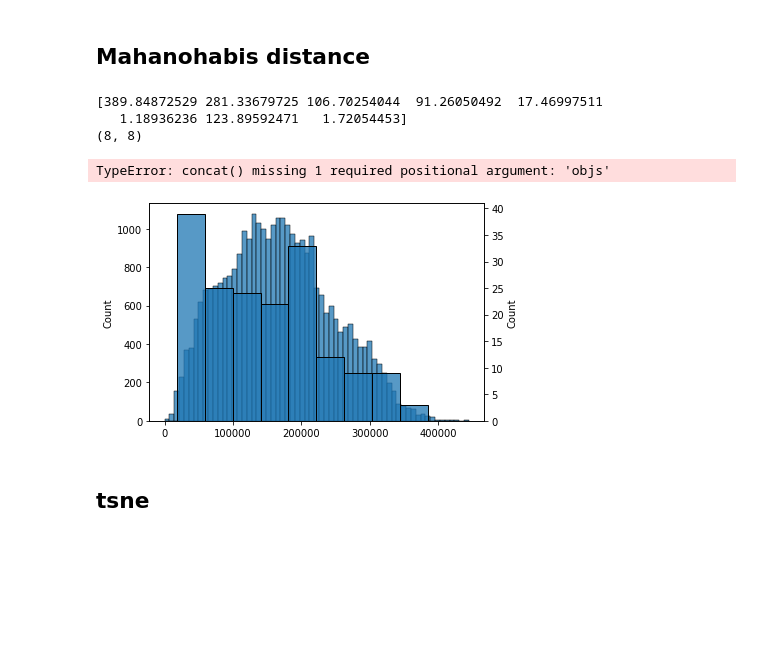
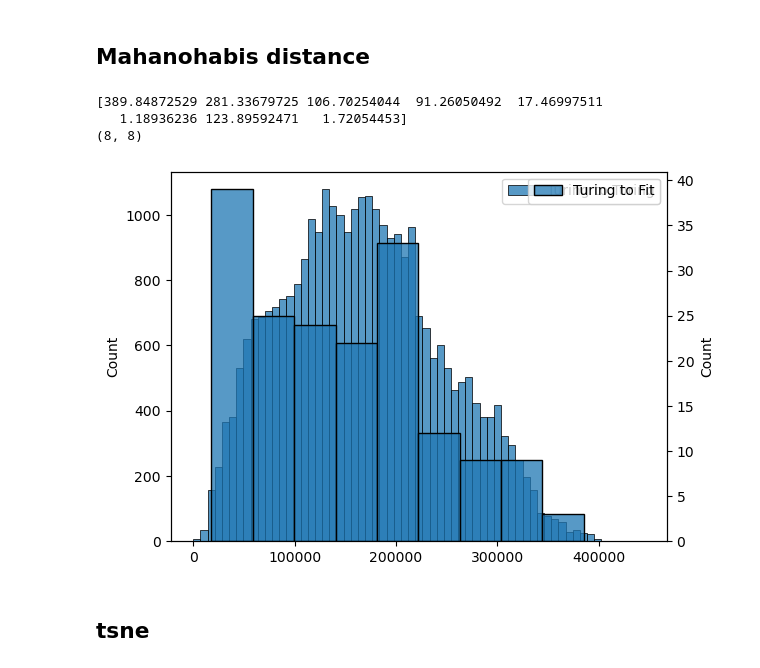
Before and after one commit to martinaoliver/modelling, a Jupyter notebook: 3954/paper/src/analytical/lsa/analyse/fitToTuring_distance.ipynb, the cells around one changed output. Cells and saved outputs as stored; diff of their text form; code cells hidden in the pictures; blank space fills up the shorter version.

```diff
--- a/3954/paper/src/analytical/lsa/analyse/fitToTuring_distance.ipynb
+++ b/3954/paper/src/analytical/lsa/analyse/fitToTuring_distance.ipynb
@@ -48,6 +48,7 @@ concatDf = pd.concat([turingDf,generalDf])
 
 #add fit to Turing df
 concatDf.loc['fit'] = pfit
+turingDf.loc['fit'] = pfit
 
 
 turingNp = turingDf.to_numpy(dtype=np.float64)
@@ -56,5 +57,7 @@ generalNp = generalDf.to_numpy(dtype=np.float64)
 
 turingNp
 
-concatDf
+print([i for i in concatDf.index[:176]])
+print([i for i in concatDf.index[176:-1]])
+print([i for i in concatDf.index[-1]])
 # %% [output]
@@ -76,36 +69,38 @@ concatDf
 # %%
 #calculate mahanohabis distance for each parameter set to fit
 from scipy.spatial.distance import mahalanobis
 print(turingNp[0])
 #calculate covariance matrix
 # cov = turingDf[pfitDict.keys()].cov()
 cov = np.cov(turingNp.T)
 print(cov.shape)
 mahalanobisTuring = []
 for n1 in range(len(turingDf)):
     for n2 in range(len(turingDf)):
         if n1!=n2:
             mahalanobisTuring.append(mahalanobis(turingNp[n1], turingNp[n2], VI=cov))
 mahalanobisFit = []
 for n in range(len(turingDf)):
     mahalanobisFit.append(mahalanobis(turingNp[n], pfit, VI=cov))
 
 
 fig, ax = plt.subplots()
-sns.histplot(mahalanobisTuring, ax=ax)
+sns.histplot(mahalanobisTuring, label='Turing to Turing', ax=ax)
+ax.legend()
+
 ax2 = ax.twinx()
-sns.histplot(mahalanobisFit, ax=ax2)
+sns.histplot(mahalanobisFit, label='Turing to Fit',ax=ax2)
+ax2.legend()
+plt.show()
 #     mahalanobisTuring.append()
 # print(mahalanobis(turingNp[0], pfit, VI=cov))
 # print(mahalanobis(turingNp[1], pfit, VI=cov))
 # print(mahalanobis(pfit, pfit, VI=cov))
 # print(mahalanobis(turingNp[1], turingNp[2], VI=cov))
-pd.concat()
 # %% [output]
 [389.84872529 281.33679725 106.70254044  91.26050492  17.46997511
    1.18936236 123.89592471   1.72054453]
 (8, 8)
-TypeError: concat() missing 1 required positional argument: 'objs'
-[figure, old version]
+[figure, new version]
 # %% [markdown]
 ## tsne
```
Also changed, not shown: parts of 5 cells of this notebook, 11 other files.
